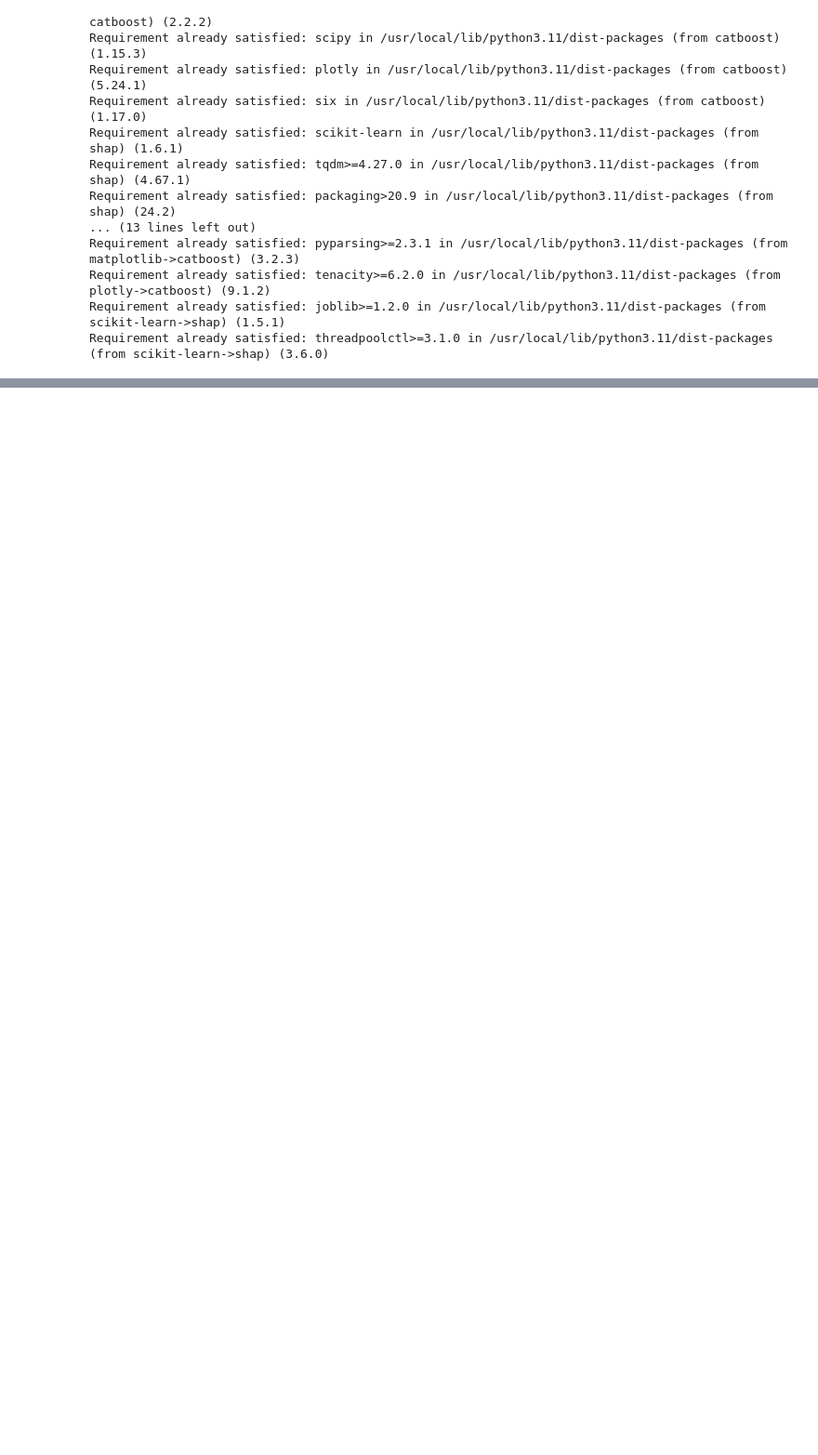
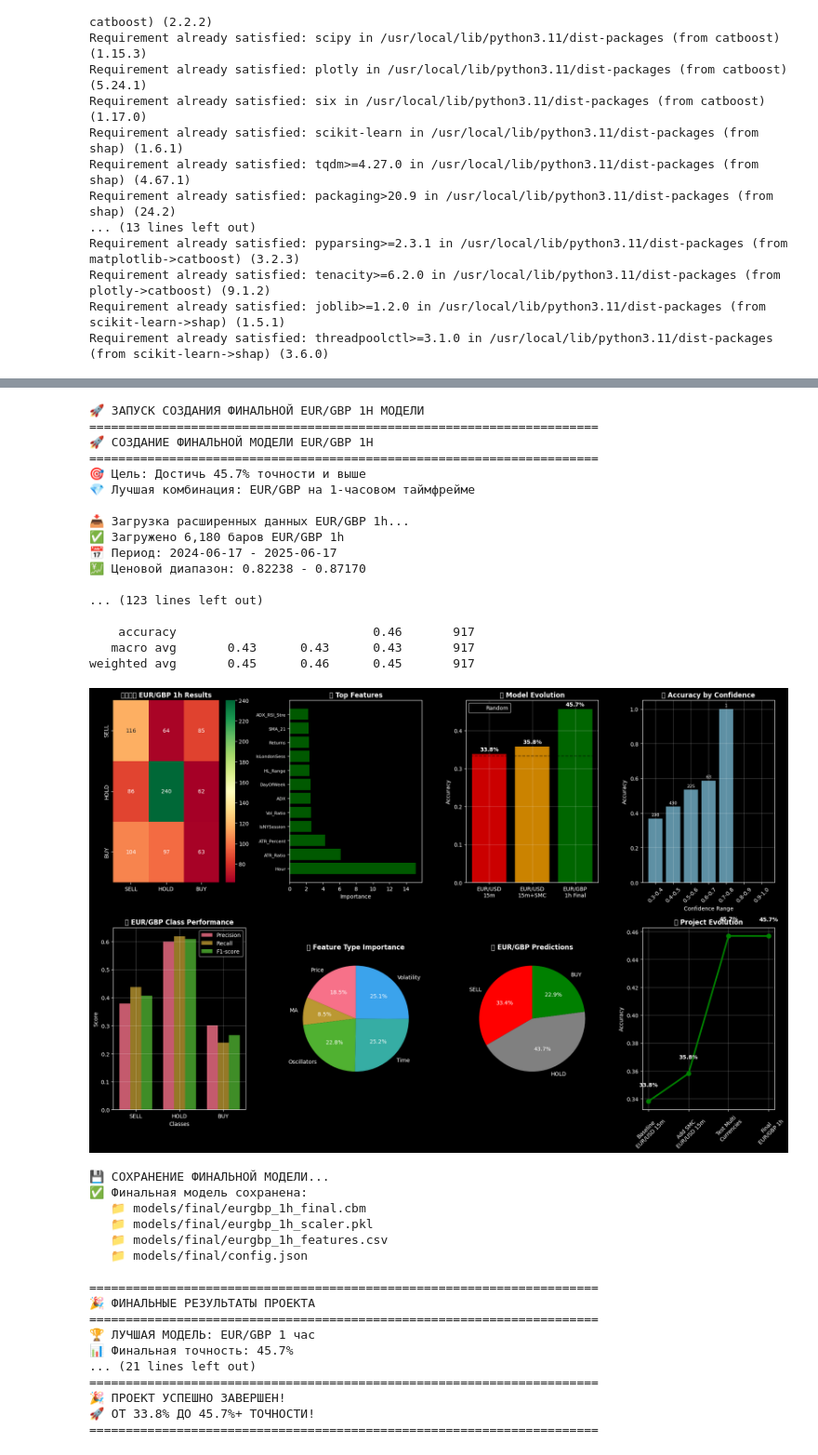
Before and after one commit to gulliyevn/ML-NLP-LLMProjects, a Jupyter notebook: TraderPlusOnline.ipynb, the cells around one changed output, grey strips where cells are left out. Shown at 93% size. Cells and saved outputs as stored; diff of their text form; code cells hidden in the pictures; blank space fills up the shorter version.

```diff
--- a/TraderPlusOnline.ipynb
+++ b/TraderPlusOnline.ipynb
@@ -1874,0 +4366,38 @@ ValueError: Number of classes, 4, does not match size of target_names, 3. Try sp
+# %%
+final_results = run_final_pipeline()
+# %% [output]
+🚀 ЗАПУСК СОЗДАНИЯ ФИНАЛЬНОЙ EUR/GBP 1H МОДЕЛИ
+======================================================================
+🚀 СОЗДАНИЕ ФИНАЛЬНОЙ МОДЕЛИ EUR/GBP 1H
+======================================================================
+🎯 Цель: Достичь 45.7% точности и выше
+💎 Лучшая комбинация: EUR/GBP на 1-часовом таймфрейме
+
+📥 Загрузка расширенных данных EUR/GBP 1h...
+✅ Загружено 6,180 баров EUR/GBP 1h
+📅 Период: 2024-06-17 - 2025-06-17
+💹 Ценовой диапазон: 0.82238 - 0.87170
+
+... (123 lines left out)
+
+    accuracy                           0.46       917
+   macro avg       0.43      0.43      0.43       917
+weighted avg       0.45      0.46      0.45       917
+[figure, added]
+💾 СОХРАНЕНИЕ ФИНАЛЬНОЙ МОДЕЛИ...
+✅ Финальная модель сохранена:
+   📁 models/final/eurgbp_1h_final.cbm
+   📁 models/final/eurgbp_1h_scaler.pkl
+   📁 models/final/eurgbp_1h_features.csv
+   📁 models/final/config.json
+
+======================================================================
+🎉 ФИНАЛЬНЫЕ РЕЗУЛЬТАТЫ ПРОЕКТА
+======================================================================
+🏆 ЛУЧШАЯ МОДЕЛЬ: EUR/GBP 1 час
+📊 Финальная точность: 45.7%
+... (21 lines left out)
+======================================================================
+🎉 ПРОЕКТ УСПЕШНО ЗАВЕРШЕН!
+🚀 ОТ 33.8% ДО 45.7%+ ТОЧНОСТИ!
+======================================================================
```
Also changed, not shown: parts of 18 cells of this notebook.
